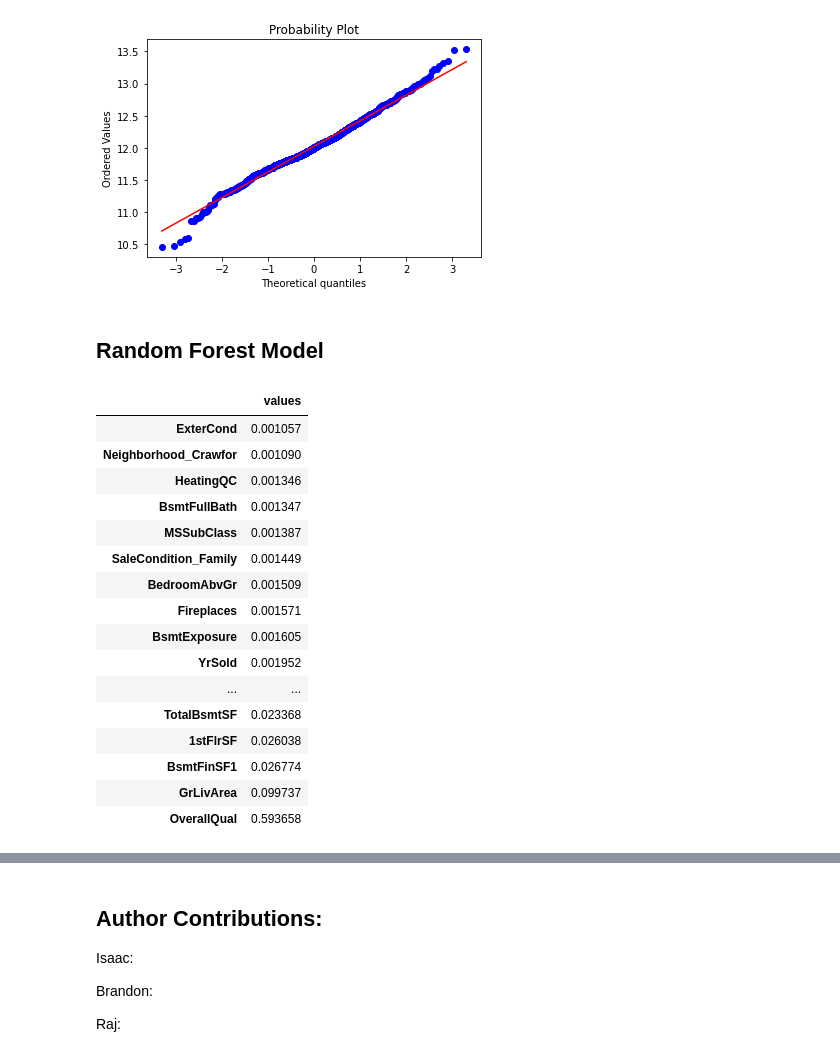
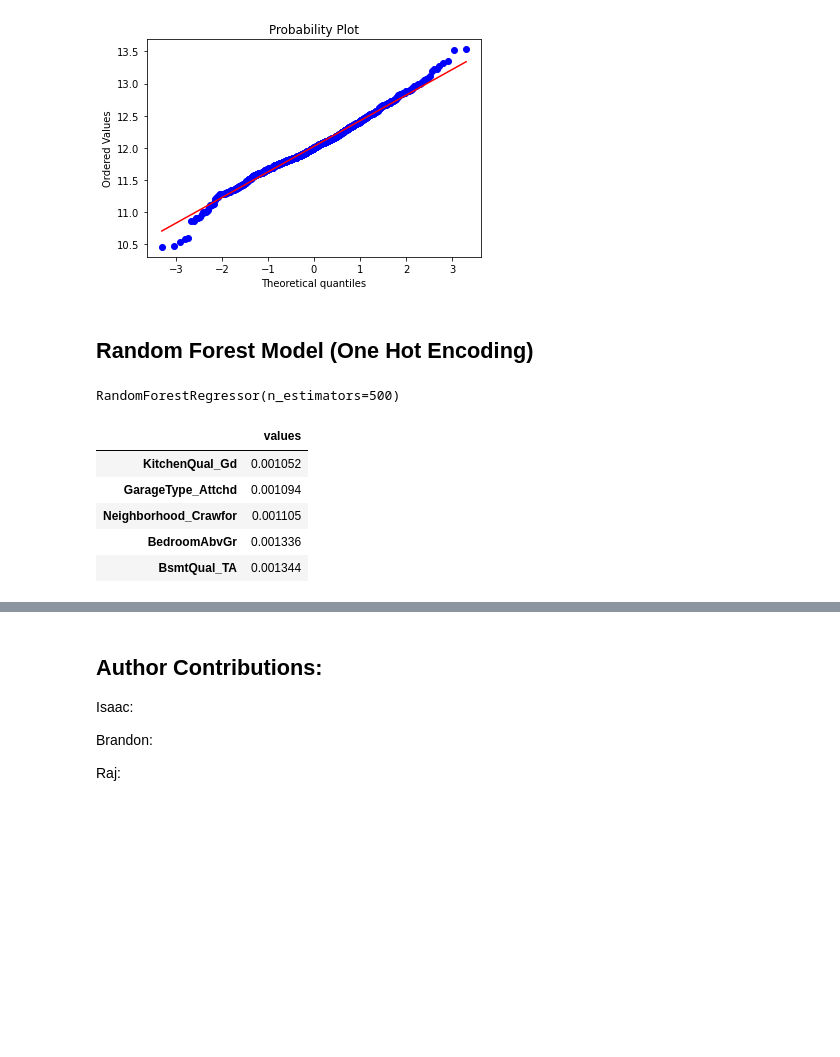
Before and after one commit to UCB-stat-159-s22/hw07-group27, a Jupyter notebook: main.ipynb, the cells around one changed output, grey strips where cells are left out. Drawn from its saved outputs; the diff is of its cells as text; code cells hidden in the pictures; blank space fills up the shorter version.

```diff
--- a/main.ipynb
+++ b/main.ipynb
@@ -103,5 +44,6 @@ def one_hot_encoding(data, column_name):
 
     return data.join(dummies)
 # %%
-for column in lccolumn:
-    data = label_encoder(data, column)
+for column in object_column:
+    data = one_hot_encoding(data, column)
+ohc_data = data
@@ -211,42 +285,37 @@ res = stats.probplot(data['SalePrice'], plot=plt)
 # %% [output]
 [figure]
 [figure]
+# %%
+ohc_data['SalePrice'] = np.log(ohc_data['SalePrice'])
+lc_data['SalePrice'] = np.log(lc_data['SalePrice'])
+combined_data['SalePrice'] = np.log(combined_data['SalePrice'])
 # %% [markdown]
-## Random Forest Model
+## Random Forest Model (One Hot Encoding)
 # %%
-data = data.dropna()
-X = data.drop(['SalePrice', 'Id'], axis = 'columns')
-y = data['SalePrice']
+ohc_data = ohc_data.dropna()
+X = ohc_data.drop(['SalePrice', 'Id'], axis = 'columns')
+y = ohc_data['SalePrice']
 # %%
 X_train, X_test, y_train, y_test = train_test_split(X, y, test_size=0.25, random_state=12)
 rf = RandomForestRegressor(n_estimators=500)
-rf.fit(X_train, y_train);
+rf.fit(X_train, y_train)
+# %% [output]
+RandomForestRegressor(n_estimators=500)
 # %%
 #made a dataframe with values greater than .001 importance
 #sorted the values to look better on bargraph
 dataframe = pd.DataFrame(rf.feature_importances_, rf.feature_names_in_)
 a = dataframe[dataframe[0] > .001]
 a = a.rename(columns = {0: 'values'})
 b = a.sort_values('values', ascending = True)
-b
+b.head()
 # %% [output]
 |  | values |
-| ExterCond | 0.001057 |
-| Neighborhood_Crawfor | 0.001090 |
-| HeatingQC | 0.001346 |
-| BsmtFullBath | 0.001347 |
-| MSSubClass | 0.001387 |
-| SaleCondition_Family | 0.001449 |
-| BedroomAbvGr | 0.001509 |
-| Fireplaces | 0.001571 |
-| BsmtExposure | 0.001605 |
-| YrSold | 0.001952 |
-| ... | ... |
-| TotalBsmtSF | 0.023368 |
-| 1stFlrSF | 0.026038 |
-| BsmtFinSF1 | 0.026774 |
-| GrLivArea | 0.099737 |
-| OverallQual | 0.593658 |
+| KitchenQual_Gd | 0.001052 |
+| GarageType_Attchd | 0.001094 |
+| Neighborhood_Crawfor | 0.001105 |
+| BedroomAbvGr | 0.001336 |
+| BsmtQual_TA | 0.001344 |
 # %%
 plt.figure(figsize=(7, 20))
 plt.barh(b.index, b['values'])
```
Also changed, not shown: parts of 57 cells of this notebook.
